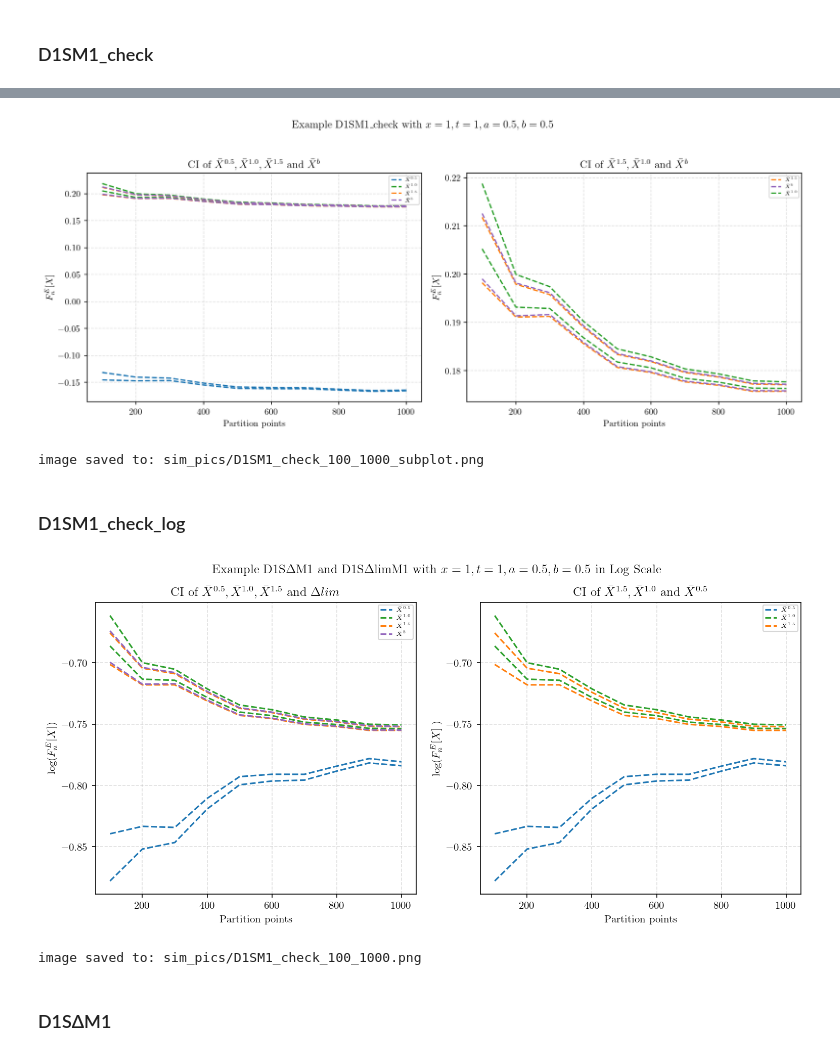
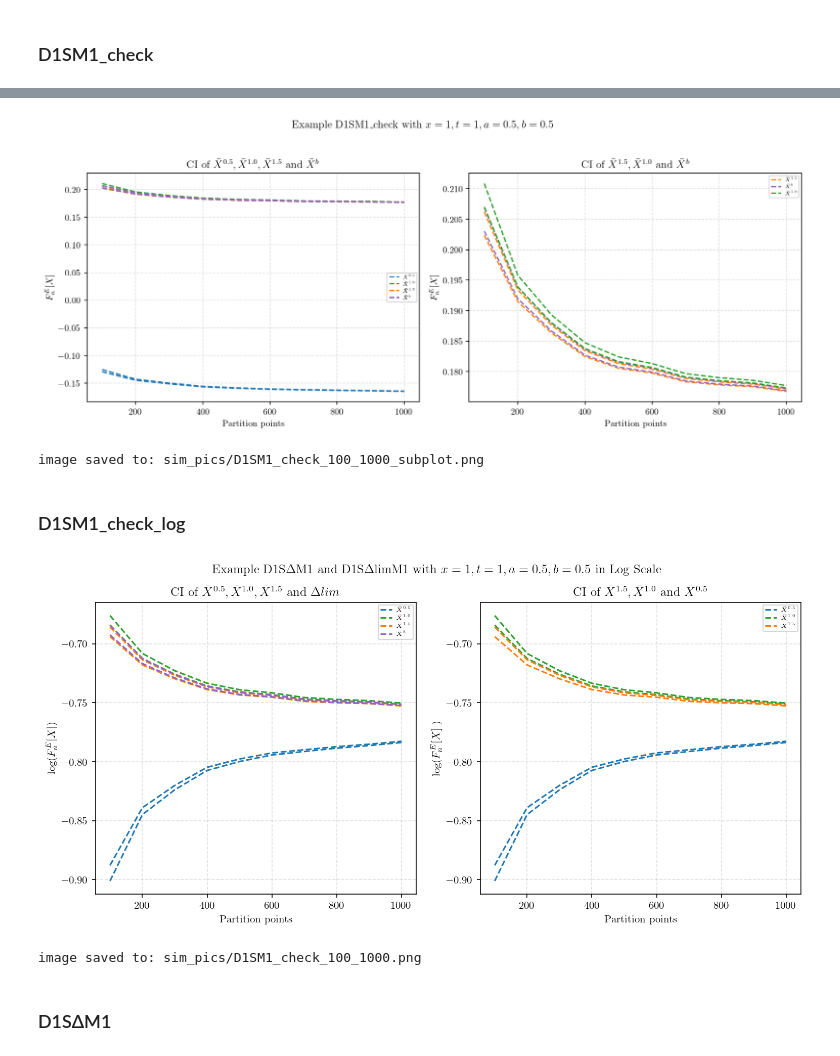
Before and after one commit to Andriyichenko/simulation, a Jupyter notebook: D1S/D1S_plot.ipynb, the cells around one changed output, grey strips where cells are left out. Drawn from its saved outputs; the diff is of its cells as text; code cells hidden in the pictures.

```diff
--- a/D1S/D1S_plot.ipynb
+++ b/D1S/D1S_plot.ipynb
@@ -145,7 +145,7 @@ Am_std_df2  = np.sqrt(df2['Em'])     # Amの標本標準偏差(SD)
 A15_std_df2 = np.sqrt(df2['E_1_5'])  # A_1_5の標本標準偏差(SD)
 Axb_std_df2 = np.sqrt(df2['Eb'])     # A_bの標本標準偏差(SD)
 
-paths = 10 * (df2['points'] ** 2)
+paths = 100 * (df2['points'] ** 2)
 
 # Standard errors of sample means
 A_se_df2     = A_std_df2   / np.sqrt(paths)
@@ -206,7 +206,7 @@ plt.savefig(save_path, dpi=250, bbox_inches='tight')
 plt.show()
 print("image saved to:", save_path)
 # %% [output]
-[figure, old version]
+[figure, new version]
 image saved to: sim_pics/D1SM1_check_100_1000_subplot.png
 # %% [markdown]
 ### D1SM1_check_log
@@ -243,7 +243,7 @@ A15_std_df2 = np.sqrt(df2['E_1_5'])  # A_1_5の標本標準偏差(SD)
 std_lim = np.sqrt(df2['Eb'])     # A_bの標本標準偏差(SD)
 
 
-paths = 10 * (df2['points'] ** 2)
+paths = 100 * (df2['points'] ** 2)
 
 # Standard errors of sample means
 A_se_df2     = A_std_df2   / np.sqrt(paths)
@@ -290,34 +290,34 @@ ax1.plot(df2["points"], lim_up_df3_log,  linestyle="--", color="#9467bd", label=
 ax1.plot(df2["points"], lim_low_df3_log, linestyle="--", color="#9467bd")
 
 ax1.set_title(r'CI of $\bar{X}^{0.5}, \bar{X}^{1.0}, \bar{X}^{1.5}$ and $\Delta lim$')
 ax1.set_xlabel("Partition points")
 ax1.set_ylabel(r"log($F^{E}_{n}[X]$) ")
 ax1.grid(True, linestyle="--", alpha=0.4)
 ax1.legend(fontsize=5.5, loc='best')
 
 # ===== 右側の図：指定された4本の線の図 =====
 ax2 = axes[1]
 ax2.plot(df2["points"], A_up_df2_log,  linestyle="--", color="#1f77b4", label=r"$\bar{X}^{0.5}$")
 ax2.plot(df2["points"], A_low_df2_log, linestyle="--", color="#1f77b4")
 ax2.plot(df2["points"], Am_up_df2_log,  linestyle="--", color="#2ca02c", label=r"$\bar{X}^{1.0}$")
 ax2.plot(df2["points"], Am_low_df2_log, linestyle="--", color="#2ca02c")
 ax2.plot(df2["points"], A15_up_df2_log,  linestyle="--", color="#ff7f0e", label=r"$\bar{X}^{1.5}$")
 ax2.plot(df2["points"], A15_low_df2_log, linestyle="--", color="#ff7f0e")
 
 
 ax2.set_title(r'CI of $\bar{X}^{1.5},\bar{X}^{1.0}$ and $\bar{X}^{0.5}$')
 ax2.set_xlabel("Partition points")
 ax2.set_ylabel(r"log($F^{E}_{n}[X]$ )")
 ax2.grid(True, linestyle="--", alpha=0.4)
 ax2.legend(fontsize=5.5, loc='best')
 
 # 全体タイトル（必要なら）
 fig.suptitle(r'Example D1S$\Delta$M1 and D1S$\Delta$limM1 with $x=1,t=1,a=0.5,b=0.5$ in Log Scale')
 plt.savefig(save_path, dpi=250, bbox_inches='tight')
 plt.show()
 print("image saved to:", save_path)
 # %% [output]
-[figure, old version]
+[figure, new version]
 image saved to: sim_pics/D1SM1_check_100_1000.png
 # %% [markdown]
 ### D1SΔM1
```
Also changed, not shown: parts of 4 cells of this notebook, 6 other files.
